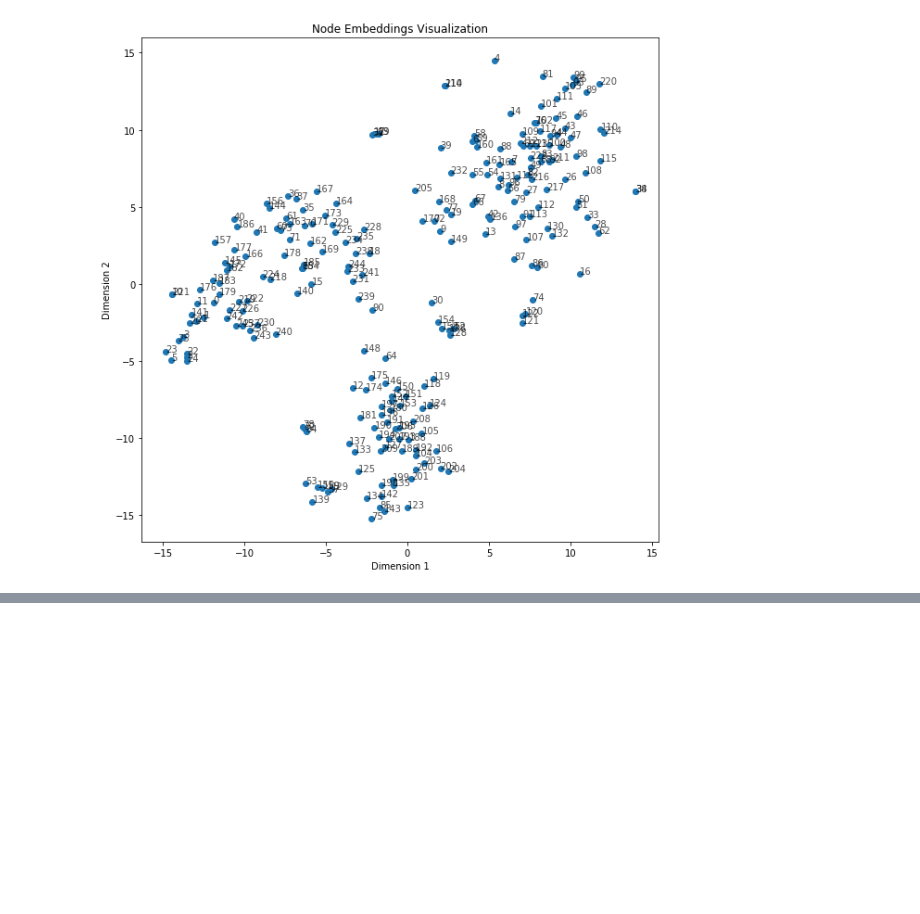
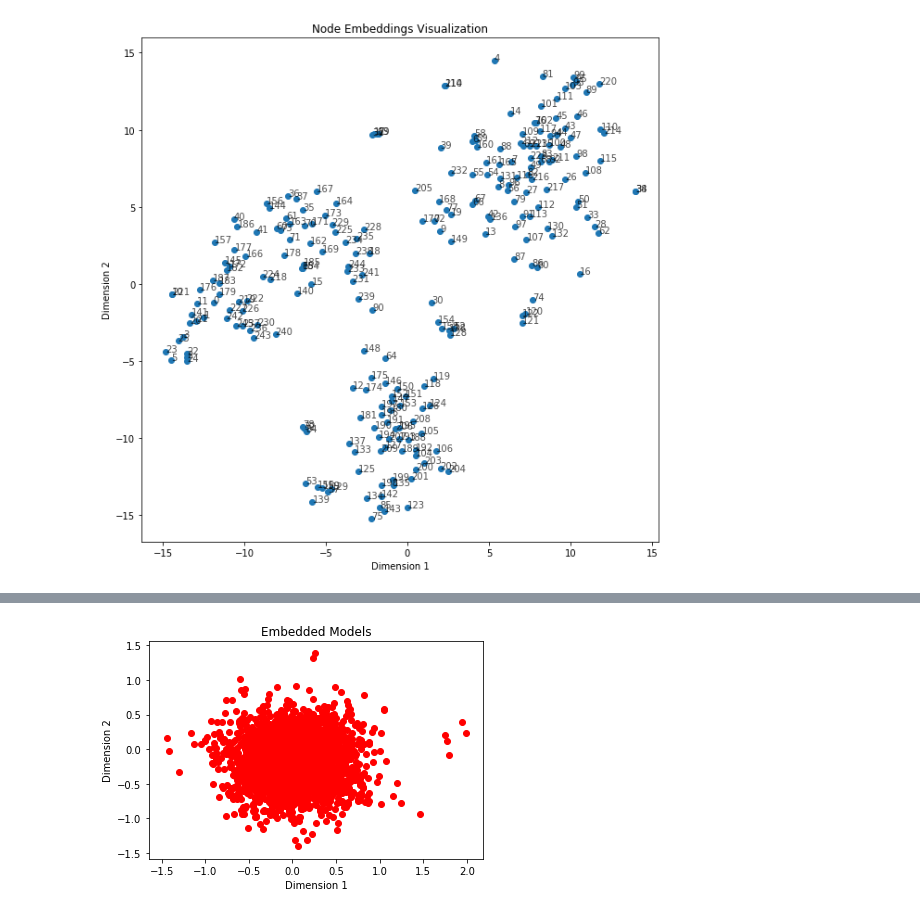
Before and after one commit to bisyee/NeurologicalDisordersAnalysis, a Jupyter notebook: PartialCorrelation.ipynb, the cells around one changed output, grey strips where cells are left out. Saved outputs shown, nothing was run; the diff lists cells and outputs as text; code cells hidden in the pictures; blank space fills up the shorter version.

```diff
--- a/PartialCorrelation.ipynb
+++ b/PartialCorrelation.ipynb
@@ -335,0 +451,46 @@ plt.show()
+# %%
+import os
+import numpy as np
+import matplotlib.pyplot as plt
+
+# Define the folder path where your .txt files are located
+folder_path = 'nifti_files'
+
+# Initialize lists to store embedded model data
+embedded_models = []
+groups = []
+
+# Read the files in the folder
+for file_name in os.listdir(folder_path):
+    if file_name.endswith('.txt'):
+        # Extract relevant information from the file name
+        parts = file_name.split('_')
+        patient_id = parts[0]
+        group = 'Disorder' if '1' in parts else 'Control'
+
+        # Read the contents of the file and extract the embedded model data
+        with open(os.path.join(folder_path, file_name), 'r') as file:
+            lines = file.readlines()
+            embedded_model = np.array([list(map(float, line.split()))[1:] for line in lines[1:]])
+
+        # Store the embedded model data and group information
+        embedded_models.append(embedded_model)
+        groups.append(group)
+
+# Convert the lists to numpy arrays for easier manipulation
+embedded_models = np.array(embedded_models)
+groups = np.array(groups)
+
+# Visualize the embedded models
+for embedded_model, group in zip(embedded_models, groups):
+    if group == 'Disorder':
+        plt.scatter(embedded_model[:, 0], embedded_model[:, 1], c='red', label='Disorder')
+
+len(embedded_models)
+
+plt.xlabel('Dimension 1')
+plt.ylabel('Dimension 2')
+plt.title('Embedded Models')
+plt.show()
+# %% [output]
+[figure, added]
```
Also changed, not shown: parts of 20 cells of this notebook, 2 other files.
